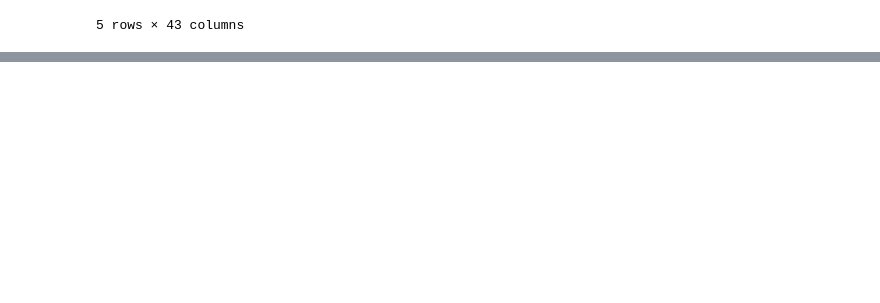
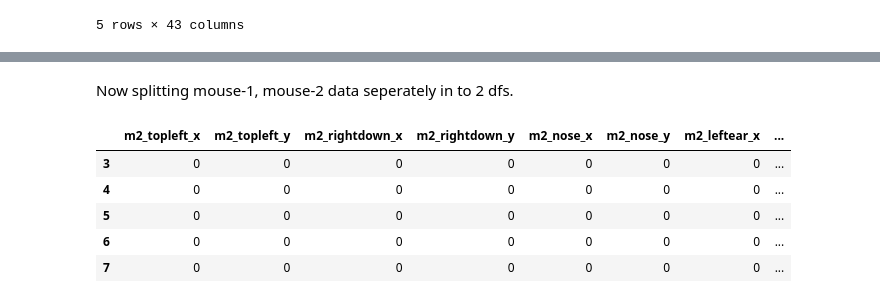
Before and after one commit to edulapalle/CS584-ML-HW3, a Jupyter notebook: ML_HW3.ipynb, the cells around one changed output, grey strips where cells are left out. Drawn from its saved outputs; the diff is of its cells as text; code cells hidden in the pictures; blank space fills up the shorter version.

```diff
--- a/ML_HW3.ipynb
+++ b/ML_HW3.ipynb
@@ -135,0 +137,14 @@ df1.head()
+# %% [markdown]
+Now splitting mouse-1, mouse-2 data seperately in to 2 dfs.
+# %%
+df_m1 = df_copy[['m1_topleft_x','m1_topleft_y','m1_rightdown_x','m1_rightdown_y','m1_nose_x','m1_nose_y','m1_leftear_x','m1_leftear_y','m1_rightear_x','m1_rightear_y','m1_leftHip_x','m1_leftHip_y','m1_rightHip_x','m1_rightHip_y','m1_tailBase_x','m1_tailBase_y','m1_tailEnd_x','m1_tailEnd_y','m1_x','m1_y']]
+df_m1.head(5)
+df_m2 = df_copy[['m2_topleft_x','m2_topleft_y','m2_rightdown_x','m2_rightdown_y','m2_nose_x','m2_nose_y','m2_leftear_x','m2_leftear_y','m2_rightear_x','m2_rightear_y','m2_leftHip_x','m2_leftHip_y','m2_rightHip_x','m2_rightHip_y','m2_tailBase_x','m2_tailBase_y','m2_tailEnd_x','m2_tailEnd_y','m2_x','m2_y']]
+df_m2.head(5)
+# %% [output]
+|  | m2_topleft_x | m2_topleft_y | m2_rightdown_x | m2_rightdown_y | m2_nose_x | m2_nose_y | m2_leftear_x | ... |
+| 3 | 0 | 0 | 0 | 0 | 0 | 0 | 0 | ... |
+| 4 | 0 | 0 | 0 | 0 | 0 | 0 | 0 | ... |
+| 5 | 0 | 0 | 0 | 0 | 0 | 0 | 0 | ... |
+| 6 | 0 | 0 | 0 | 0 | 0 | 0 | 0 | ... |
+| 7 | 0 | 0 | 0 | 0 | 0 | 0 | 0 | ... |
```
Also changed, not shown: parts of 25 cells of this notebook.
